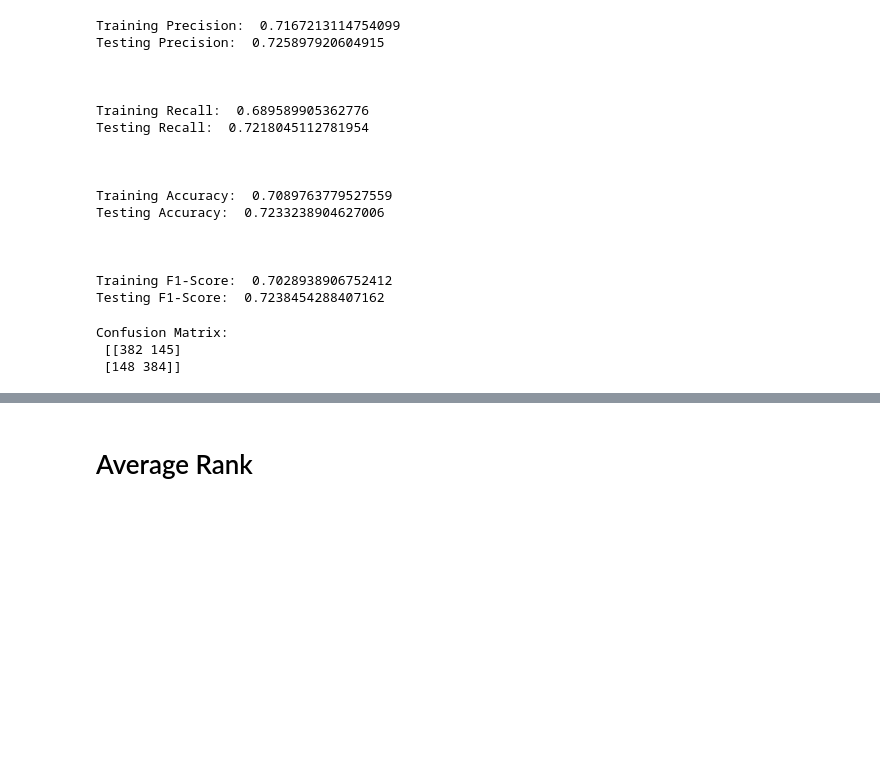
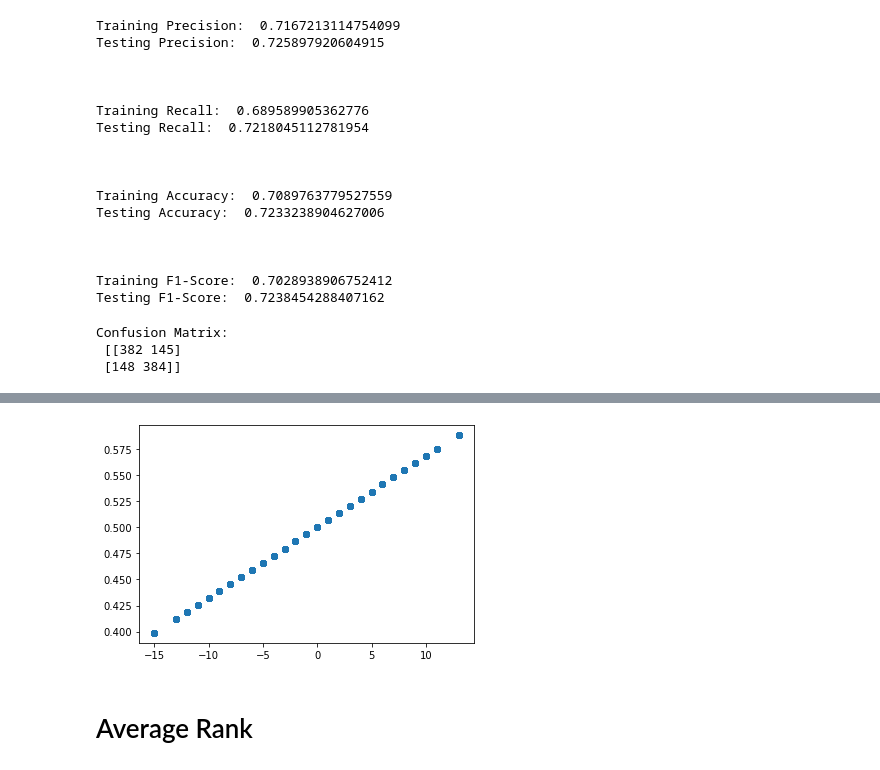
Before and after one commit to jpasquesi/dsc-final-capstone, a Jupyter notebook: capstone-notebook.ipynb, the cells around one changed output, grey strips where cells are left out. Saved outputs shown, nothing was run; the diff lists cells and outputs as text; code cells hidden in the pictures; blank space fills up the shorter version.

Commit message:
graphs

```diff
--- a/capstone-notebook.ipynb
+++ b/capstone-notebook.ipynb
@@ -227,0 +223,4 @@ True Negatives: 575
+# %%
+reg_dataset['WinPred'] = [x[0] for x in logreg2.predict_proba(X)]
+reg_dataset['LossPred'] = [x[1] for x in logreg2.predict_proba(X)]
+reg_dataset.head()
@@ -227,0 +234,6 @@ True Negatives: 575
+# %%
+reg_dataset = reg_dataset.iloc[0:2117]
+# %%
+final_seed_dataset = pd.merge(left = data, right = reg_dataset, how = 'left', on = ['SeedDifferential'])
+final_seed_dataset.drop('WinLoss', inplace=True, axis=1)
+final_seed_dataset.head()
@@ -228,3 +247,7 @@ True Negatives: 575
+# %%
+plt.scatter(final_seed_dataset['SeedDifferential'], final_seed_dataset['WinPred']);
+# %% [output]
+[figure, added]
 # %% [markdown]
 # Average Rank
 # %% [markdown]
```
Also changed, not shown: parts of 7 cells of this notebook.
